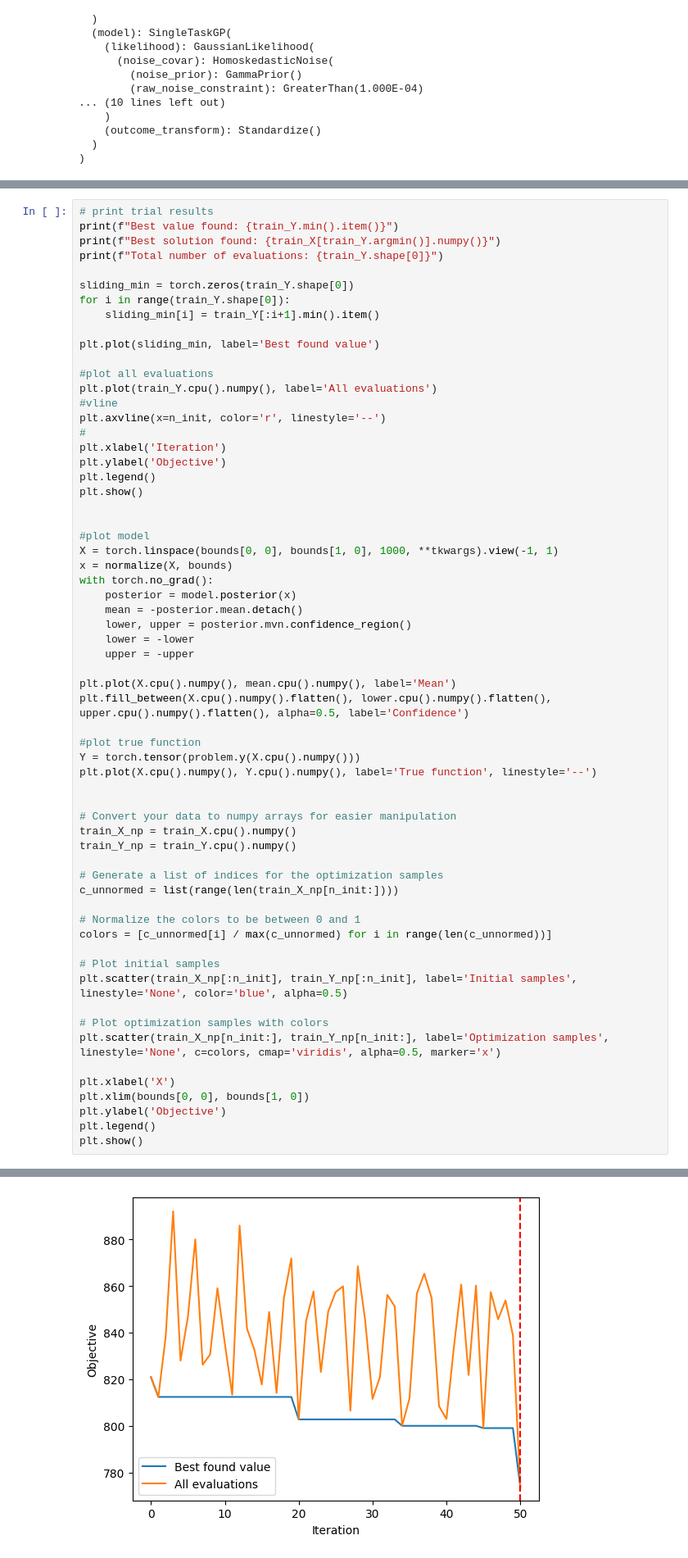
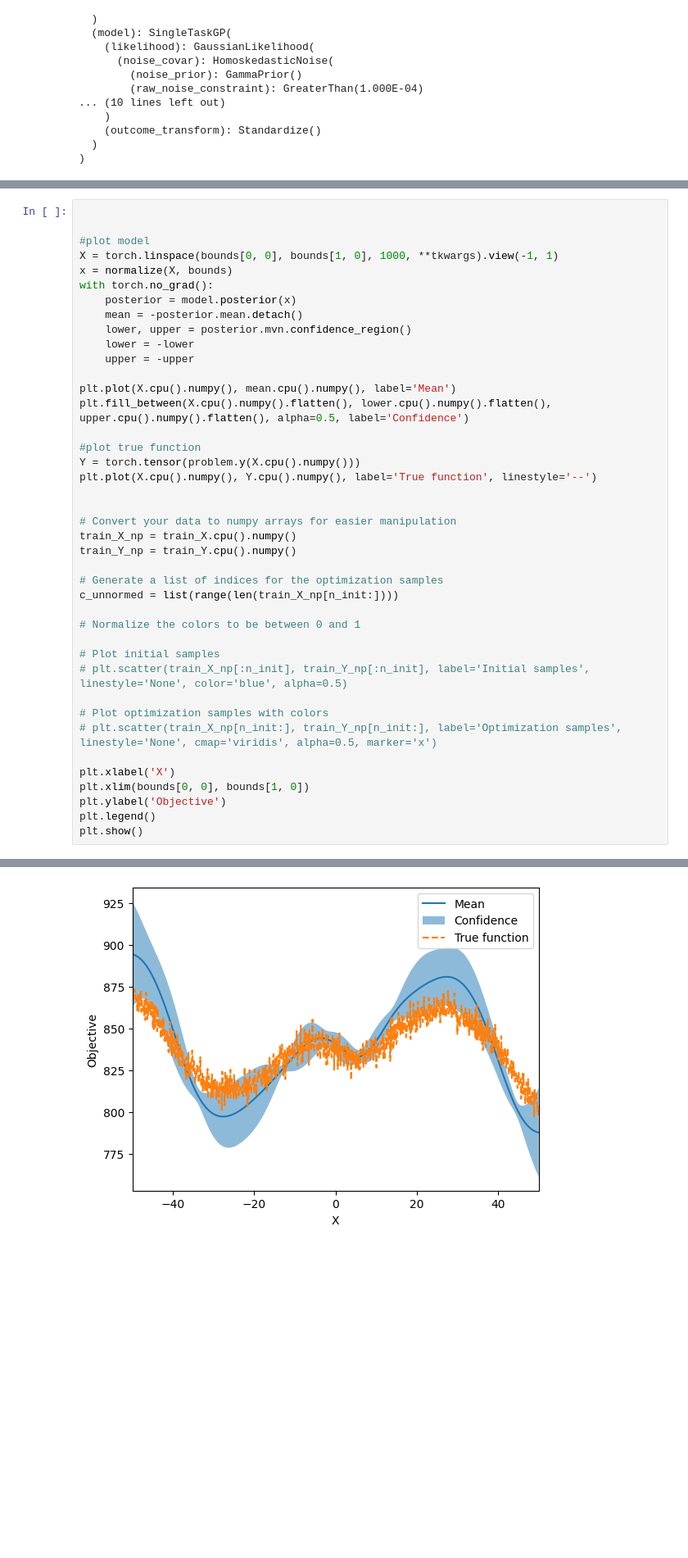
Before and after one commit to AC-BO-Hackathon/project-noisy-nerds, a Jupyter notebook: comparison.ipynb, the cells around one changed output, grey strips where cells are left out. Shown: that part at 82% size. Saved outputs shown, nothing was run; the diff lists cells and outputs as text; blank space fills up the shorter version.

```diff
--- a/comparison.ipynb
+++ b/comparison.ipynb
@@ -119,24 +149,4 @@ ExactMarginalLogLikelihood(
 # %%
-# print trial results
-print(f"Best value found: {train_Y.min().item()}")
-print(f"Best solution found: {train_X[train_Y.argmin()].numpy()}")
-print(f"Total number of evaluations: {train_Y.shape[0]}")
-
-sliding_min = torch.zeros(train_Y.shape[0])
-for i in range(train_Y.shape[0]):
-    sliding_min[i] = train_Y[:i+1].min().item()
-
-plt.plot(sliding_min, label='Best found value')
-
-#plot all evaluations
-plt.plot(train_Y.cpu().numpy(), label='All evaluations')
-#vline
-plt.axvline(x=n_init, color='r', linestyle='--')
-#
-plt.xlabel('Iteration')
-plt.ylabel('Objective')
-plt.legend()
-plt.show()
 
 
 #plot model
@@ -165,13 +175,12 @@ train_Y_np = train_Y.cpu().numpy()
 c_unnormed = list(range(len(train_X_np[n_init:])))
 
 # Normalize the colors to be between 0 and 1
-colors = [c_unnormed[i] / max(c_unnormed) for i in range(len(c_unnormed))]
 
 # Plot initial samples
-plt.scatter(train_X_np[:n_init], train_Y_np[:n_init], label='Initial samples', linestyle='None', color='blue', alpha=0.5)
+# plt.scatter(train_X_np[:n_init], train_Y_np[:n_init], label='Initial samples', linestyle='None', color='blue', alpha=0.5)
 
 # Plot optimization samples with colors
-plt.scatter(train_X_np[n_init:], train_Y_np[n_init:], label='Optimization samples', linestyle='None', c=colors, cmap='viridis', alpha=0.5, marker='x')
+# plt.scatter(train_X_np[n_init:], train_Y_np[n_init:], label='Optimization samples', linestyle='None', cmap='viridis', alpha=0.5, marker='x')
 
 plt.xlabel('X')
 plt.xlim(bounds[0, 0], bounds[1, 0])
@@ -185 +191 @@ Total number of evaluations: 51
-[figure, old version]
+[figure, new version]
```
Also changed, not shown: parts of 2 cells of this notebook, 1 other file.
